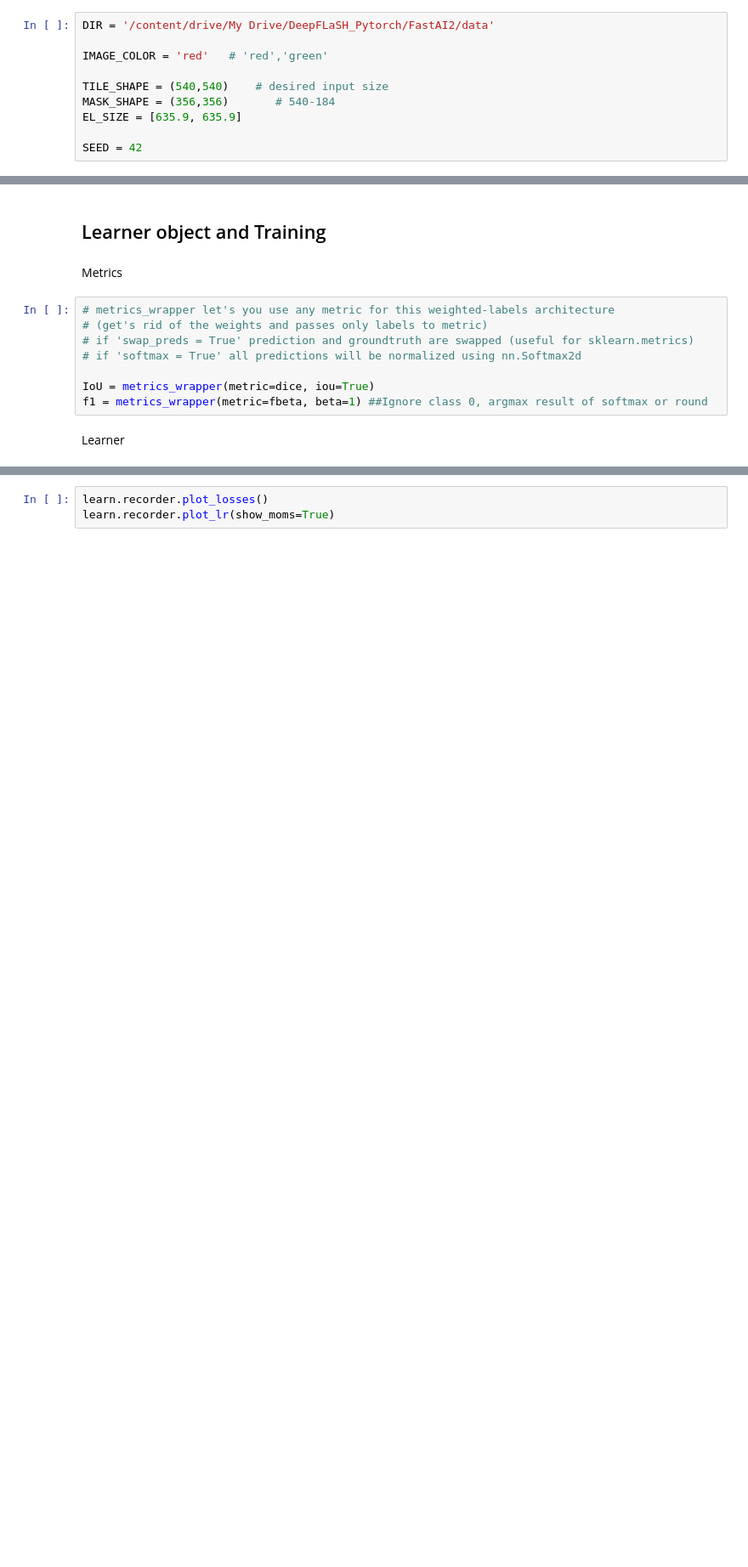
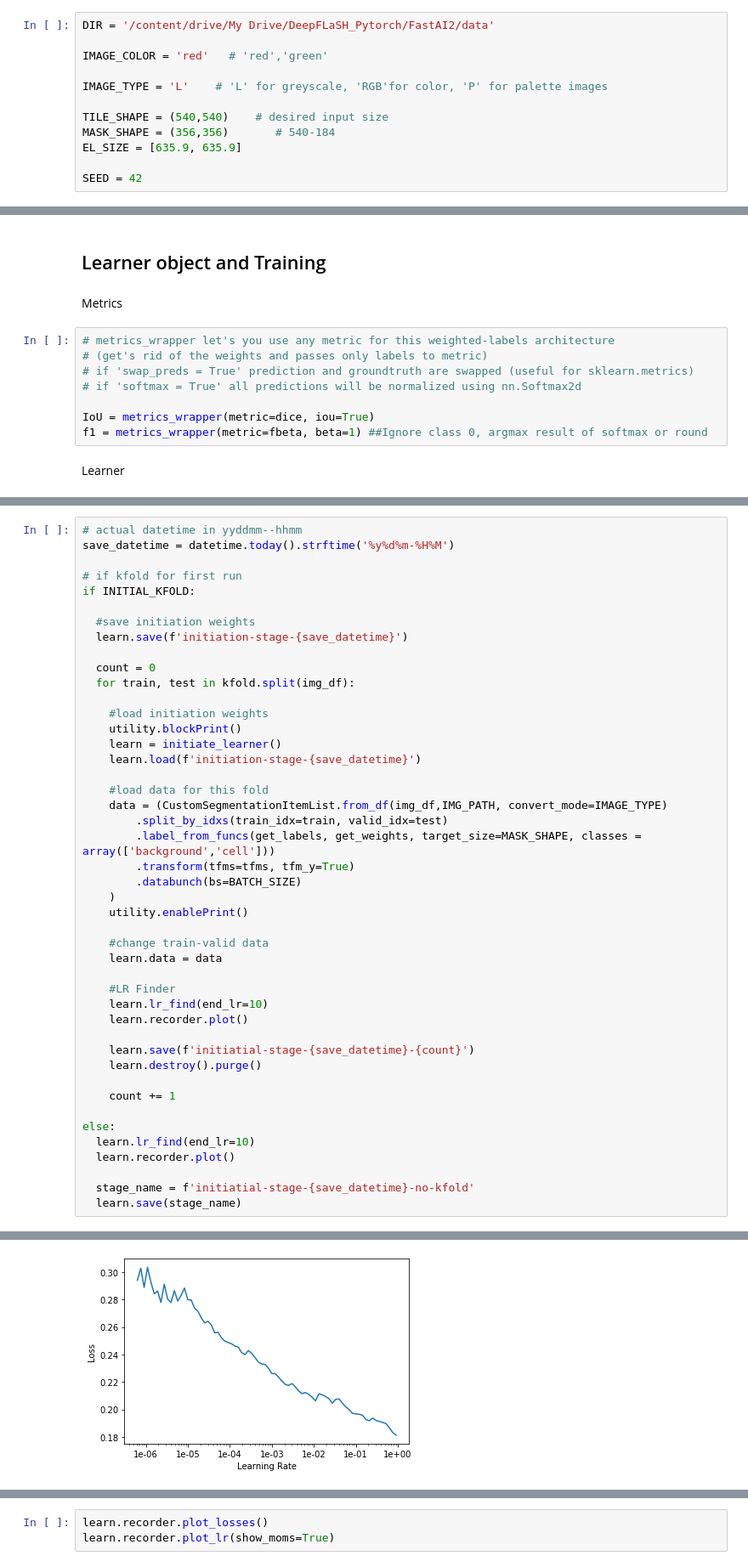
Before and after one commit to mjwock/FastAI_Microscopy_Image_Segmentation, a Jupyter notebook: DeepFLaSH_010220.ipynb, the cells around one changed output, grey strips where cells are left out. Shown at 85% size. Cells and saved outputs as stored; diff of their text form; blank space fills up the shorter version.

```diff
--- a/DeepFLaSH_010220.ipynb
+++ b/DeepFLaSH_010220.ipynb
@@ -43,6 +46,8 @@ General Params
 DIR = '/content/drive/My Drive/DeepFLaSH_Pytorch/FastAI2/data'
 
 IMAGE_COLOR = 'red'   # 'red','green'
+
+IMAGE_TYPE = 'L'    # 'L' for greyscale, 'RGB'for color, 'P' for palette images
 
 TILE_SHAPE = (540,540)    # desired input size
 MASK_SHAPE = (356,356)       # 540-184
@@ -226,0 +267,46 @@ LR Finder is complete, type {learner_name}.recorder.plot() to see the graph.
+# %%
+# actual datetime in yyddmm--hhmm
+save_datetime = datetime.today().strftime('%y%d%m-%H%M')
+
+# if kfold for first run
+if INITIAL_KFOLD:
+
+  #save initiation weights
+  learn.save(f'initiation-stage-{save_datetime}')
+
+  count = 0
+  for train, test in kfold.split(img_df):
+
+    #load initiation weights
+    utility.blockPrint()
+    learn = initiate_learner()
+    learn.load(f'initiation-stage-{save_datetime}')
+
+    #load data for this fold
+    data = (CustomSegmentationItemList.from_df(img_df,IMG_PATH, convert_mode=IMAGE_TYPE)
+        .split_by_idxs(train_idx=train, valid_idx=test)
+        .label_from_funcs(get_labels, get_weights, target_size=MASK_SHAPE, classes = array(['background','cell']))
+        .transform(tfms=tfms, tfm_y=True)
+        .databunch(bs=BATCH_SIZE)
+    )
+    utility.enablePrint()
+
+    #change train-valid data
+    learn.data = data
+
+    #LR Finder
+    learn.lr_find(end_lr=10)
+    learn.recorder.plot()
+
+    learn.save(f'initiatial-stage-{save_datetime}-{count}')
+    learn.destroy().purge()
+
+    count += 1
+
+else:
+  learn.lr_find(end_lr=10)
+  learn.recorder.plot()
+
+  stage_name = f'initiatial-stage-{save_datetime}-no-kfold'
+  learn.save(stage_name)
+# %% [output]
@@ -226,0 +345 @@ LR Finder is complete, type {learner_name}.recorder.plot() to see the graph.
+[figure, added]
```
Also changed, not shown: parts of 31 cells of this notebook, 3 other files.
